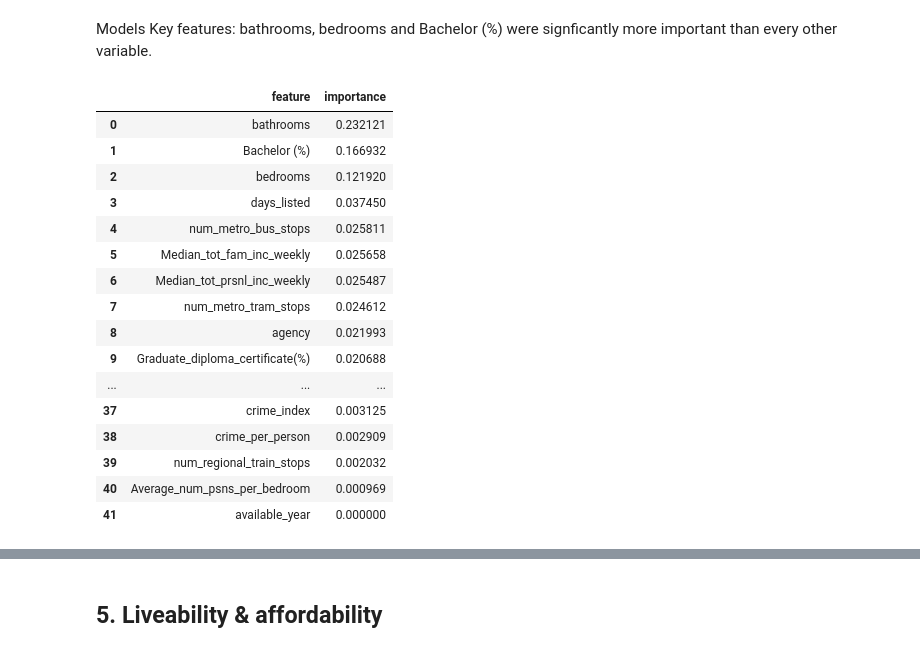
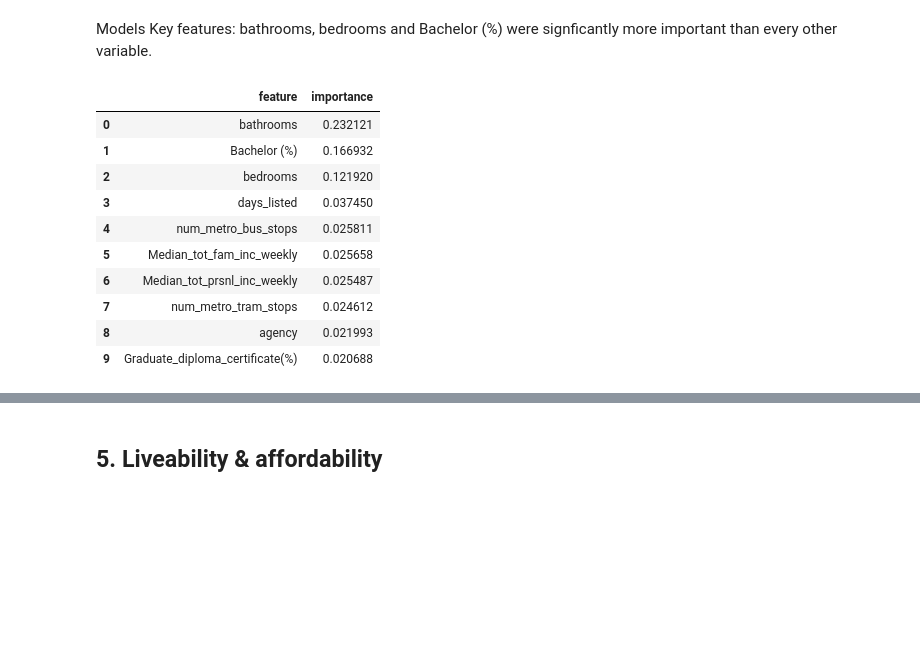
Before and after one commit to bicicow03/Group-Project-Real-Estate-Industry-Analysis, a Jupyter notebook: notebooks/summary_notebook.ipynb, the cells around one changed output, grey strips where cells are left out. Saved outputs shown, nothing was run; the diff lists cells and outputs as text; code cells hidden in the pictures; blank space fills up the shorter version.

```diff
--- a/notebooks/summary_notebook.ipynb
+++ b/notebooks/summary_notebook.ipynb
@@ -202,24 +202,18 @@ Models
 Key features: bathrooms, bedrooms and Bachelor (%) were signficantly more important than every other variable.
 # %%
 rf_feature_importance = pd.read_csv("../data/outputs/rf_importance_features.csv")
-rf_feature_importance
+rf_feature_importance.head(10)
 # %% [output]
 |  | feature | importance |
 | 0 | bathrooms | 0.232121 |
 | 1 | Bachelor (%) | 0.166932 |
 | 2 | bedrooms | 0.121920 |
 | 3 | days_listed | 0.037450 |
 | 4 | num_metro_bus_stops | 0.025811 |
 | 5 | Median_tot_fam_inc_weekly | 0.025658 |
 | 6 | Median_tot_prsnl_inc_weekly | 0.025487 |
 | 7 | num_metro_tram_stops | 0.024612 |
 | 8 | agency | 0.021993 |
 | 9 | Graduate_diploma_certificate(%) | 0.020688 |
-| ... | ... | ... |
-| 37 | crime_index | 0.003125 |
-| 38 | crime_per_person | 0.002909 |
-| 39 | num_regional_train_stops | 0.002032 |
-| 40 | Average_num_psns_per_bedroom | 0.000969 |
-| 41 | available_year | 0.000000 |
 # %%
 gxboost_feature_importance = pd.read_csv("../data/outputs/gxboost_importance_features.csv")
```
Also changed, not shown: parts of 6 cells of this notebook, 1 other file.
